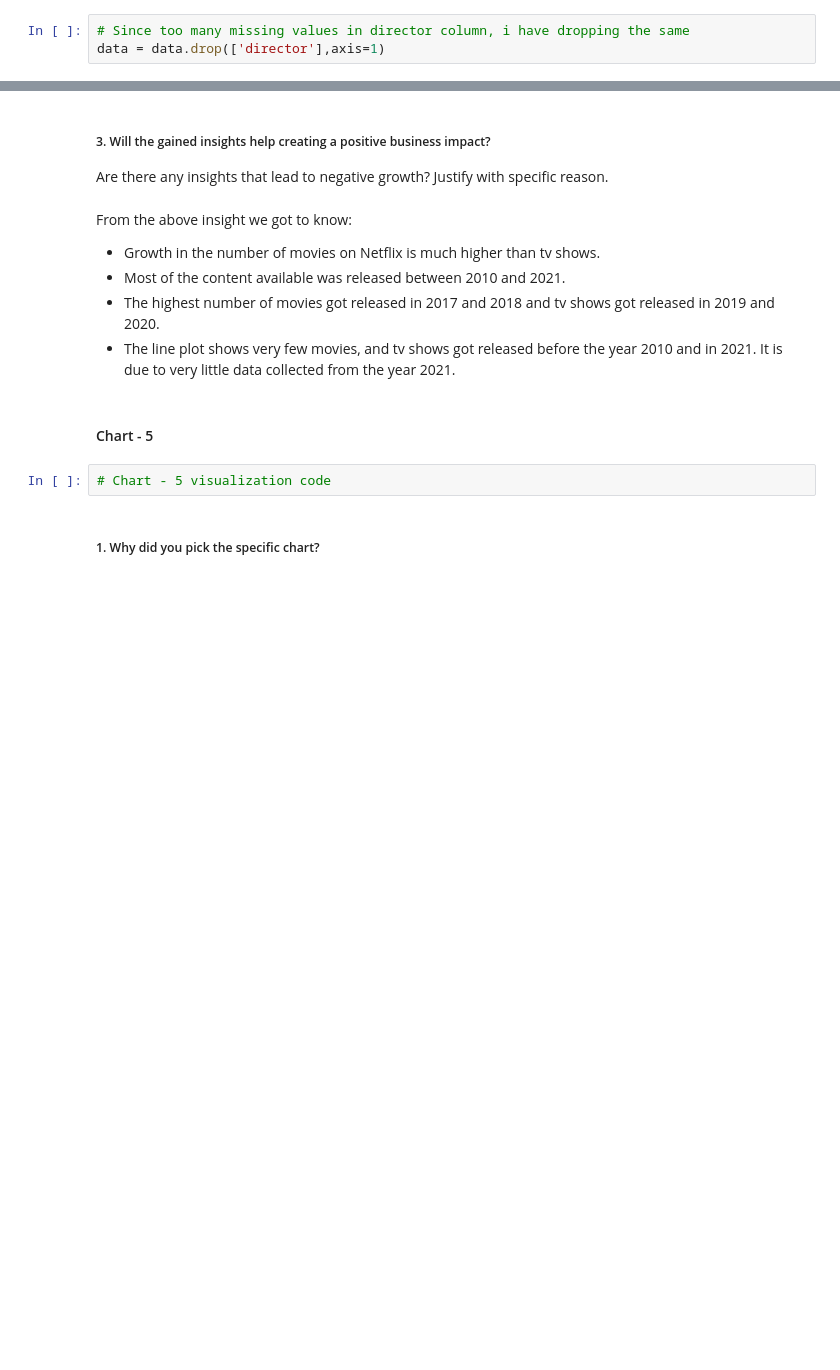
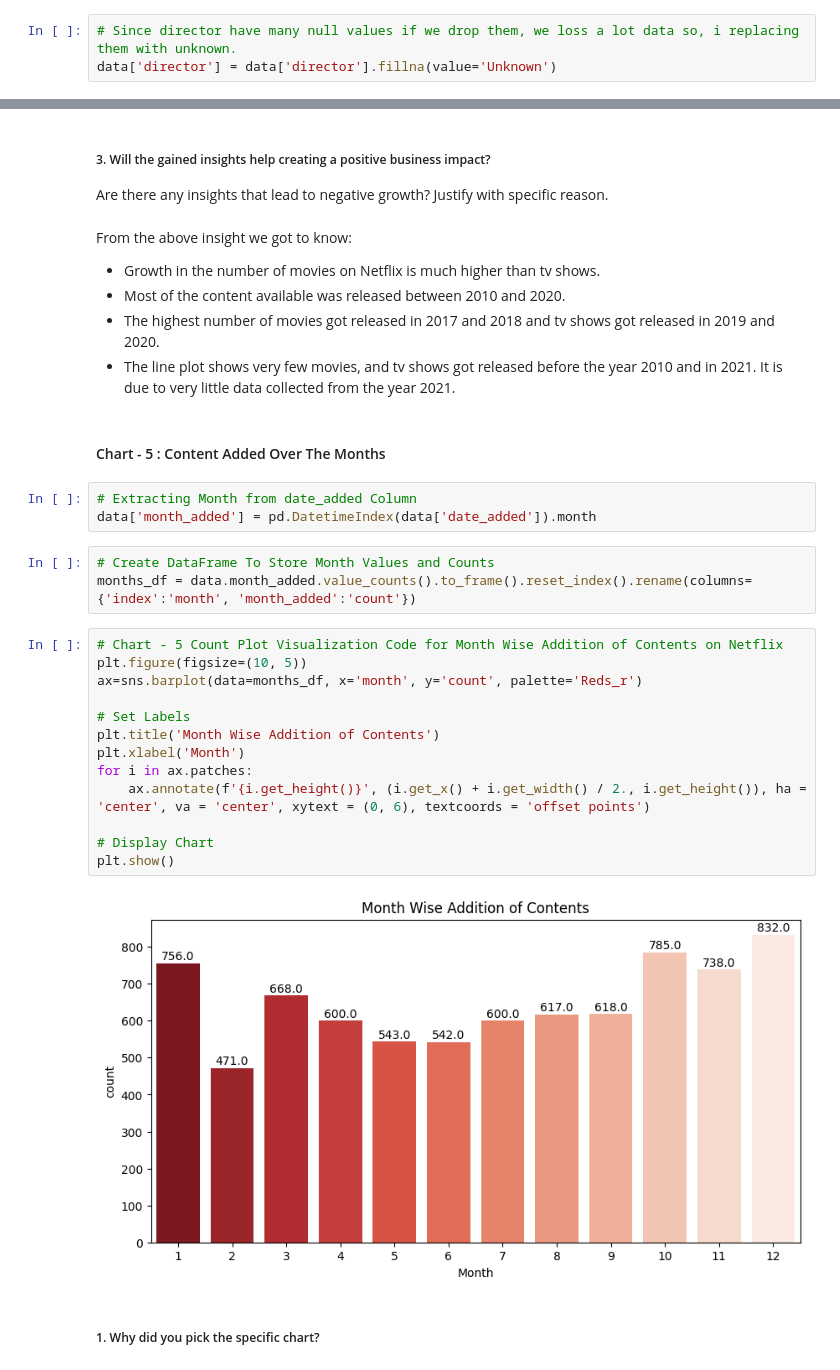
Before and after one commit to Apaulgithub/Netflix_Movies_And_TV_Shows_Clustering, a Jupyter notebook: Netflix_Movies_And_TV_Shows_Clustering_(Unsupervised_ML).ipynb, the cells around one changed output, grey strips where cells are left out. Cells and saved outputs as stored; diff of their text form; blank space fills up the shorter version.

Commit message:
Day 4 : Add New Graphs in EDA

```diff
--- a/Netflix_Movies_And_TV_Shows_Clustering_(Unsupervised_ML).ipynb
+++ b/Netflix_Movies_And_TV_Shows_Clustering_(Unsupervised_ML).ipynb
@@ -335,9 +335,9 @@ data['country'] = data['country'].fillna(value='Not Known')
 # %%
 # Since date_added and rating have low number of missing values, that are 10 and 7 respectively, i have dropping the same
 data = data.dropna(subset=['date_added','rating'])
-# %%
-# Since too many missing values in director column, i have dropping the same
-data = data.drop(['director'],axis=1)
+# %%
+# Since director have many null values if we drop them, we loss a lot data so, i replacing them with unknown.
+data['director'] = data['director'].fillna(value='Unknown')
 # %%
 # Checking missing values again for confirmation
 data.isna().sum()
@@ -571,12 +572,31 @@ Are there any insights that lead to negative growth? Justify with specific reaso
 # %% [markdown]
 From the above insight we got to know:
 * Growth in the number of movies on Netflix is much higher than tv shows.
-* Most of the content available was released between 2010 and 2021.
+* Most of the content available was released between 2010 and 2020.
 * The highest number of movies got released in 2017 and 2018 and tv shows got released in 2019 and 2020.
 * The line plot shows very few movies, and tv shows got released before the year 2010 and in 2021. It is due to very little data collected from the year 2021.
 # %% [markdown]
-#### Chart - 5
+#### Chart - 5 : Content Added Over The Months
-# %%
-# Chart - 5 visualization code
+# %%
+# Extracting Month from date_added Column
+data['month_added'] = pd.DatetimeIndex(data['date_added']).month
+# %%
+# Create DataFrame To Store Month Values and Counts
+months_df = data.month_added.value_counts().to_frame().reset_index().rename(columns={'index':'month', 'month_added':'count'})
+# %%
+# Chart - 5 Count Plot Visualization Code for Month Wise Addition of Contents on Netflix
+plt.figure(figsize=(10, 5))
+ax=sns.barplot(data=months_df, x='month', y='count', palette='Reds_r')
+
+# Set Labels
+plt.title('Month Wise Addition of Contents')
+plt.xlabel('Month')
+for i in ax.patches:
+    ax.annotate(f'{i.get_height()}', (i.get_x() + i.get_width() / 2., i.get_height()), ha = 'center', va = 'center', xytext = (0, 6), textcoords = 'offset points')
+
+# Display Chart
+plt.show()
+# %% [output]
+[figure, added]
 # %% [markdown]
 ##### 1. Why did you pick the specific chart?
```
Also changed, not shown: parts of 30 cells of this notebook.
